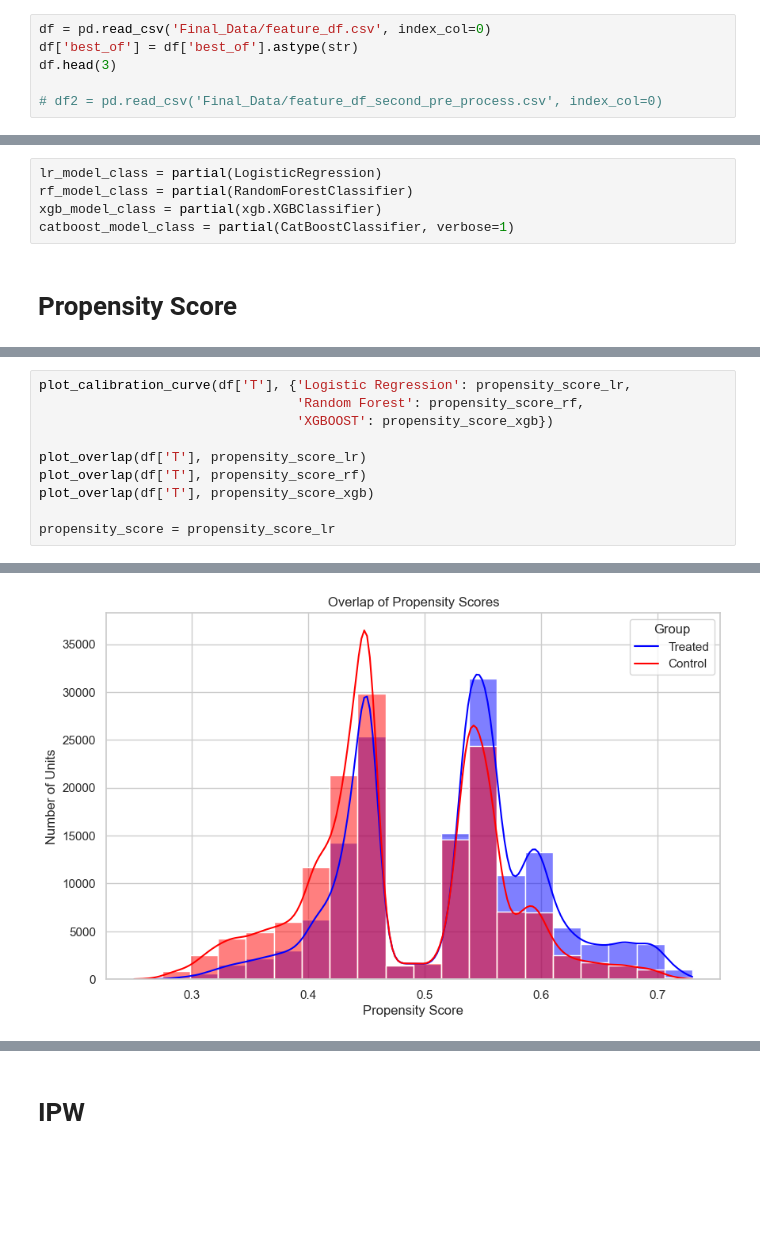
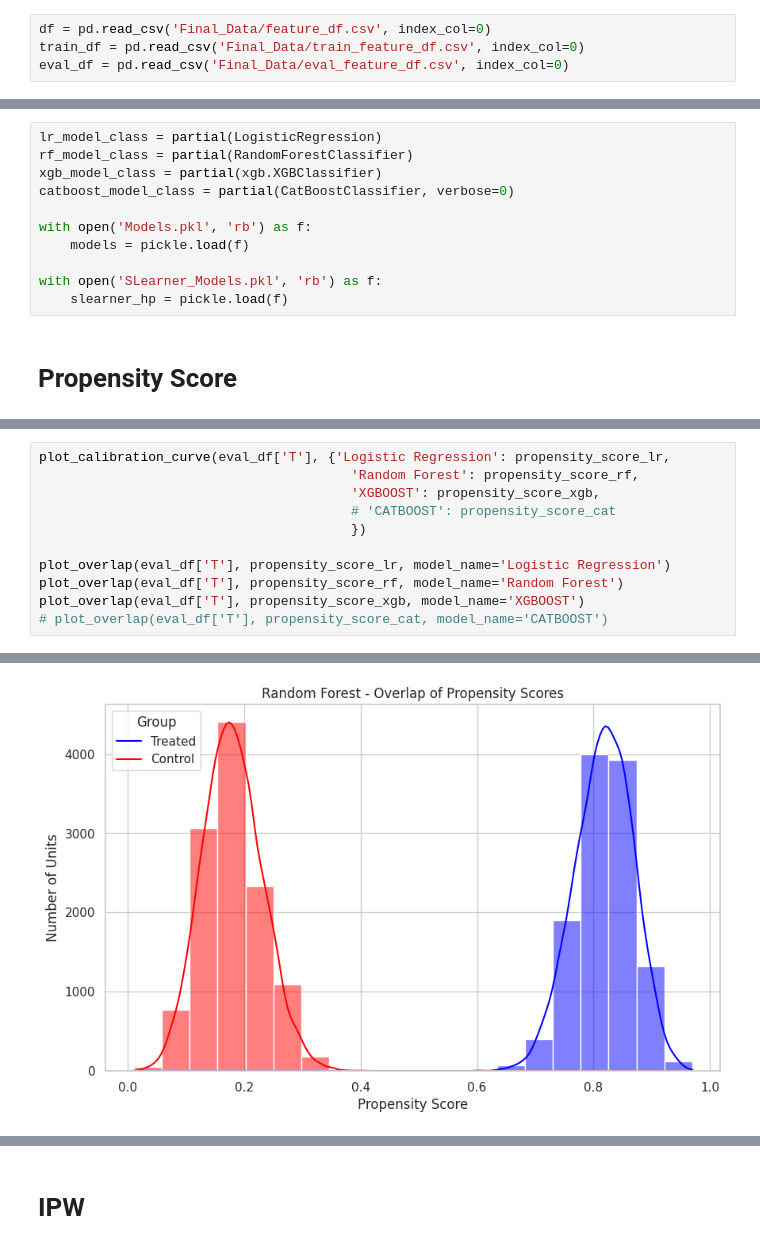
Before and after one commit to or1dado/Tennis-Momentum-Causal-Inference, a Jupyter notebook: ATE_methods.ipynb, the cells around one changed output, grey strips where cells are left out. Saved outputs shown, nothing was run; the diff lists cells and outputs as text; blank space fills up the shorter version.

Commit message:
Models fine tunning

```diff
--- a/ATE_methods.ipynb
+++ b/ATE_methods.ipynb
@@ -23,7 +23,5 @@ import numpy as np
 # Load Data
 # %%
 df = pd.read_csv('Final_Data/feature_df.csv', index_col=0)
-df['best_of'] = df['best_of'].astype(str)
-df.head(3)
-
-# df2 = pd.read_csv('Final_Data/feature_df_second_pre_process.csv', index_col=0)
+train_df = pd.read_csv('Final_Data/train_feature_df.csv', index_col=0)
+eval_df = pd.read_csv('Final_Data/eval_feature_df.csv', index_col=0)
@@ -38,7 +31,13 @@ df.head(3)
 lr_model_class = partial(LogisticRegression)
 rf_model_class = partial(RandomForestClassifier)
 xgb_model_class = partial(xgb.XGBClassifier)
-catboost_model_class = partial(CatBoostClassifier, verbose=1)
+catboost_model_class = partial(CatBoostClassifier, verbose=0)
+
+with open('Models.pkl', 'rb') as f:
+    models = pickle.load(f)
+
+with open('SLearner_Models.pkl', 'rb') as f:
+    slearner_hp = pickle.load(f)
 # %% [markdown]
 # Propensity Score
 # %%
@@ -82,13 +92,14 @@ LogisticRegression
 RandomForestClassifier
 XGBClassifier
 # %%
-plot_calibration_curve(df['T'], {'Logistic Regression': propensity_score_lr,
-                                 'Random Forest': propensity_score_rf,
-                                 'XGBOOST': propensity_score_xgb})
+plot_calibration_curve(eval_df['T'], {'Logistic Regression': propensity_score_lr,
+                                        'Random Forest': propensity_score_rf,
+                                        'XGBOOST': propensity_score_xgb,
+                                        # 'CATBOOST': propensity_score_cat
+                                        })
 
-plot_overlap(df['T'], propensity_score_lr)
-plot_overlap(df['T'], propensity_score_rf)
-plot_overlap(df['T'], propensity_score_xgb)
-
-propensity_score = propensity_score_lr
+plot_overlap(eval_df['T'], propensity_score_lr, model_name='Logistic Regression')
+plot_overlap(eval_df['T'], propensity_score_rf, model_name='Random Forest')
+plot_overlap(eval_df['T'], propensity_score_xgb, model_name='XGBOOST')
+# plot_overlap(eval_df['T'], propensity_score_cat, model_name='CATBOOST')
 # %% [output]
@@ -97 +108 @@ propensity_score = propensity_score_lr
-[figure, old version]
+[figure, new version]
```
Also changed, not shown: parts of 16 cells of this notebook, 13 other files.
